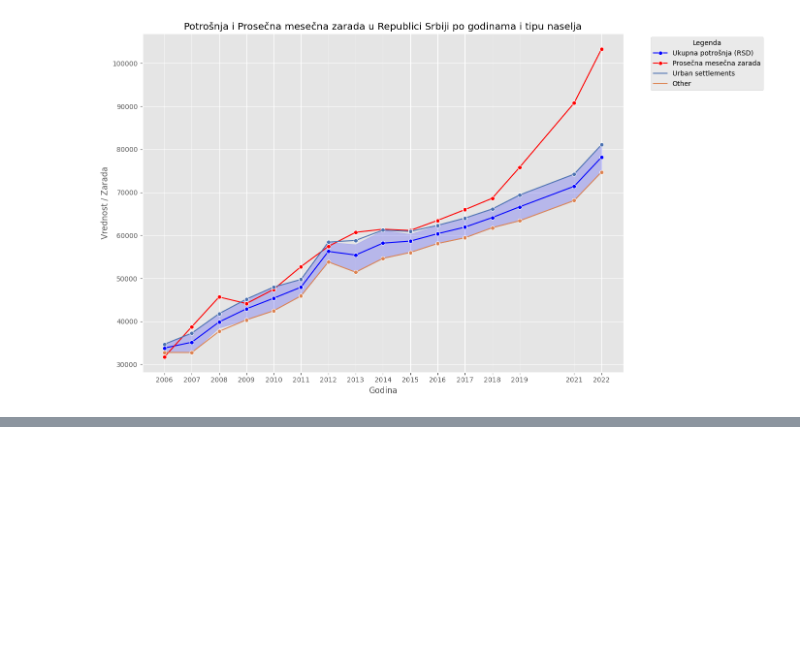
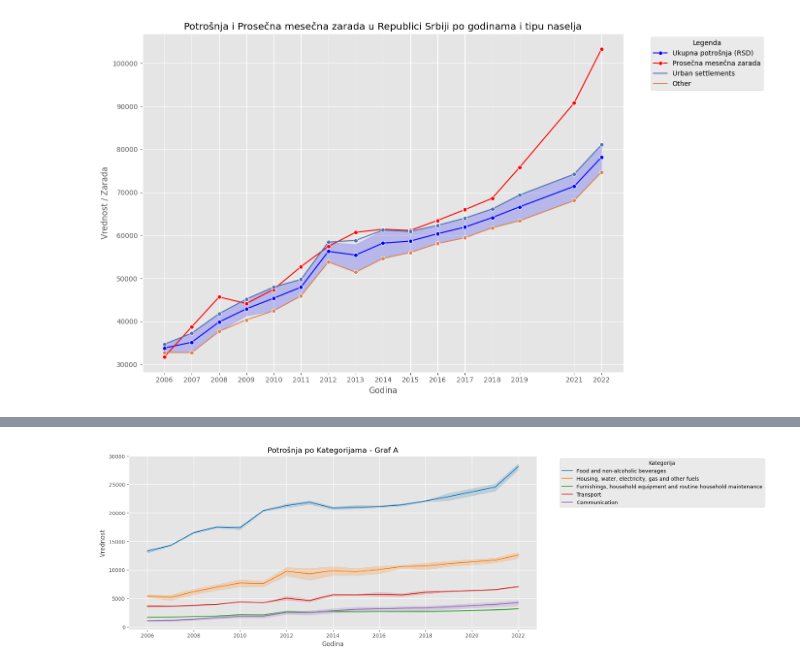
Before and after one commit to kuzicnenad/data-engineering-exam, a Jupyter notebook: 2024-03/persona-household-consumption-monthly-average_EDA.ipynb, the cells around one changed output, grey strips where cells are left out. Drawn from its saved outputs; the diff is of its cells as text; code cells hidden in the pictures; blank space fills up the shorter version.

```diff
--- a/2024-03/persona-household-consumption-monthly-average_EDA.ipynb
+++ b/2024-03/persona-household-consumption-monthly-average_EDA.ipynb
@@ -109,0 +132,12 @@ plt.show()
+# %%
+# Graf A - Potrošnja po Kategorijama
+plt.figure(figsize=(14, 6))
+sns.lineplot(data=data_graph_a, x='god', y='vrednost', hue='nCOICOP', palette='tab10')
+plt.title('Potrošnja po Kategorijama - Graf A')
+plt.xlabel('Godina')
+plt.ylabel('Vrednost')
+plt.legend(title='Kategorija', bbox_to_anchor=(1.05, 1), loc='upper left')
+plt.grid(True)
+plt.show()
+# %% [output]
+[figure, added]
```
Also changed, not shown: parts of 3 cells of this notebook.
